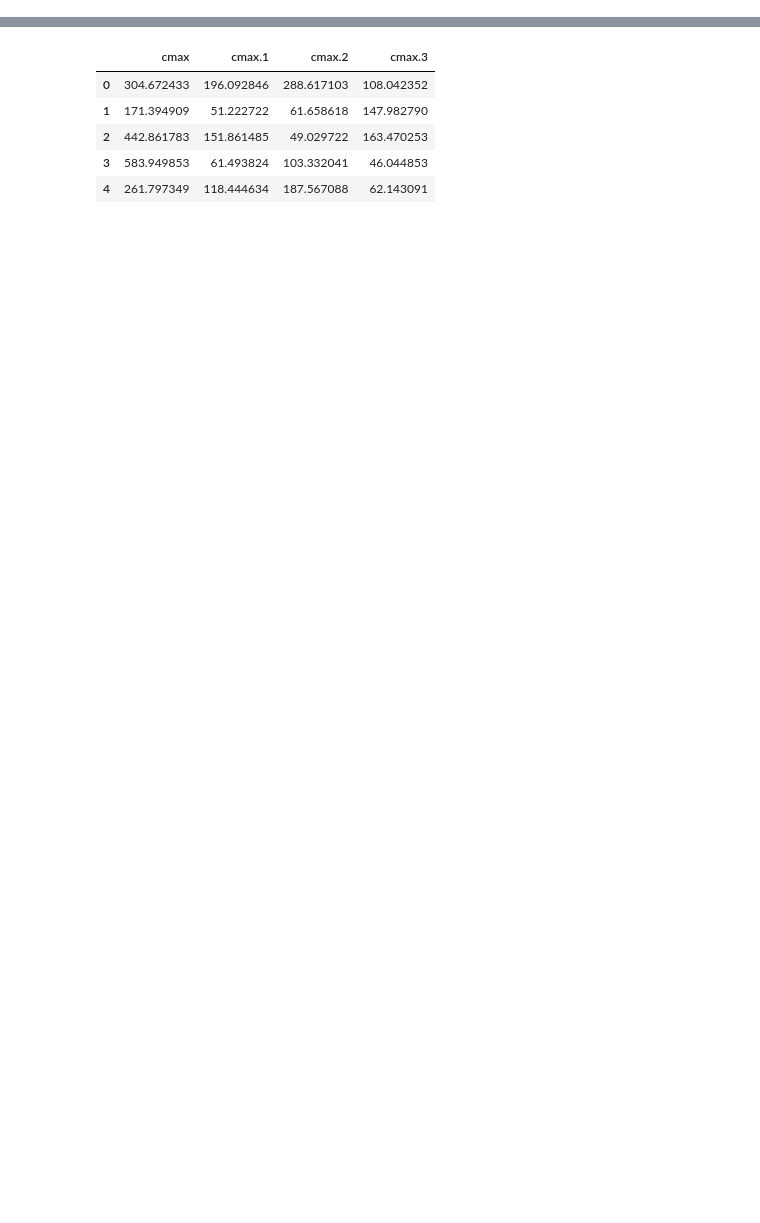
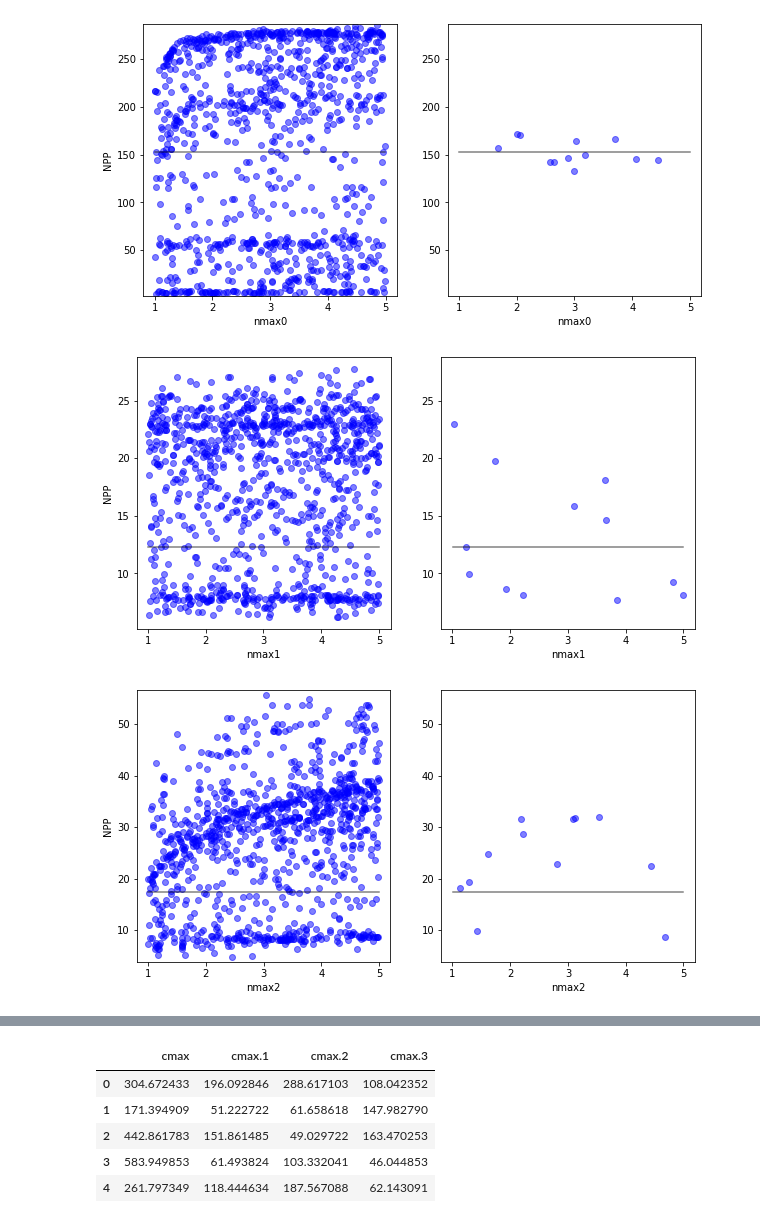
Before and after one commit to whrc/MADS-TEM-calibration, a Jupyter notebook: Calibration_Figures_Elchin.ipynb, the cells around one changed output, grey strips where cells are left out. Cells and saved outputs as stored; diff of their text form; code cells hidden in the pictures; blank space fills up the shorter version.

```diff
--- a/Calibration_Figures_Elchin.ipynb
+++ b/Calibration_Figures_Elchin.ipynb
@@ -6,0 +26,7 @@ from matplotlib import pyplot as plt
+# %%
+for i in range(4):
+    ut.plot_paramcvstarget(df_param,df_model,i,r2lim=0.93,xlabel='nmax'+str(i),ylabel='NPP')
+# %% [output]
+[figure, added]
+[figure, added]
+[figure, added]
```
Also changed, not shown: parts of 37 cells of this notebook, 12 other files.
